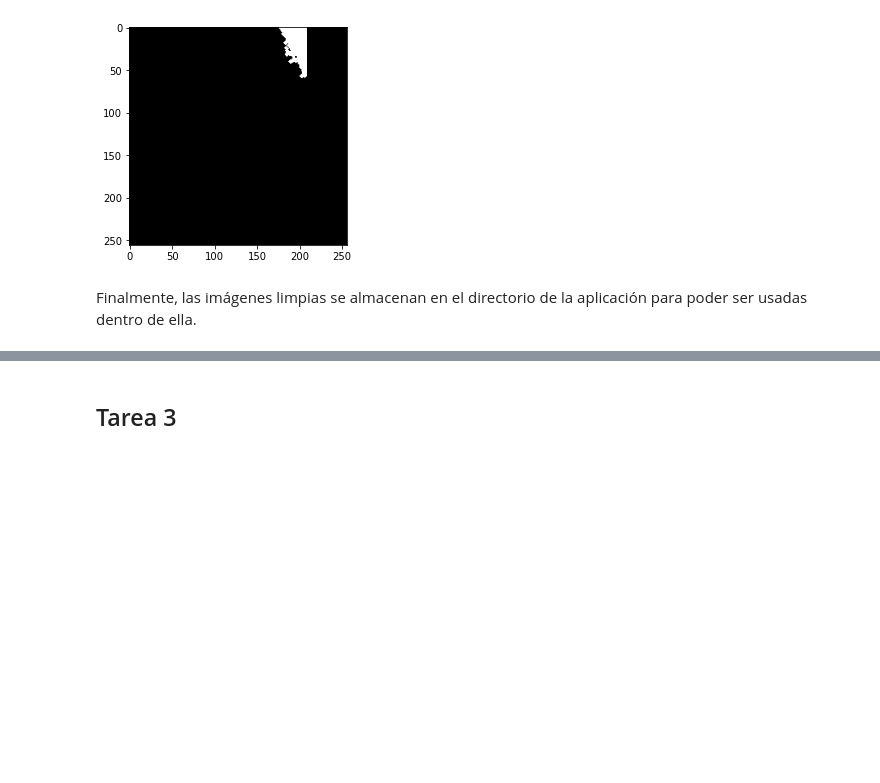
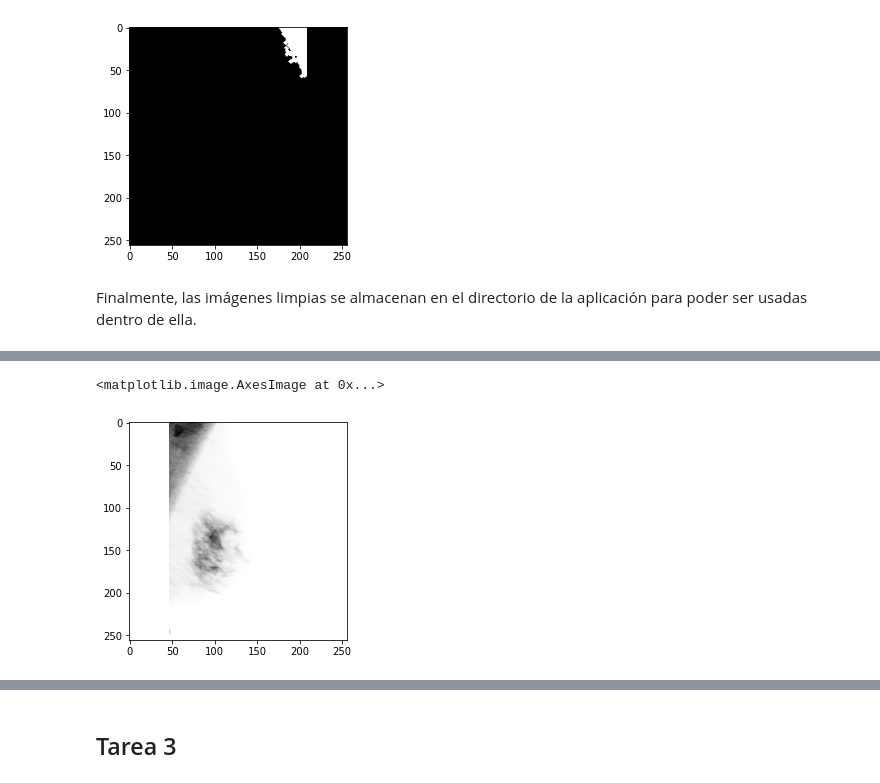
Before and after one commit to data-and-code/trabajo_con_imagenes, a Jupyter notebook: data-raw/clean_imgs.ipynb, the cells around one changed output, grey strips where cells are left out. Saved outputs shown, nothing was run; the diff lists cells and outputs as text; code cells hidden in the pictures; blank space fills up the shorter version.

```diff
--- a/data-raw/clean_imgs.ipynb
+++ b/data-raw/clean_imgs.ipynb
@@ -600,0 +658,20 @@ for img, img_bin_clean, img_num in zip(imgs_clean_2, imgs_bin_clean_2, imgs_nums
+# %%
+# Hacemos una copia de la imagen limpia 51
+img_p = clean_imgs[41].copy().astype(float)
+
+a = 5
+b = 2
+
+def y(t):
+    return (t ** (a - 1)) * ((1 - t) ** (b - 1))
+
+# Recorremos fila por fila
+for i in range(len(img_p)):
+    # Sumamos
+    for j in range(len(img_p[i])):
+        img_p[i, j], _ = quad(y, 0, img_p[i, j]) / sc.beta(a, b)
+
+plt.imshow(translate(img_p, 0, 1, img_p.min(), img_p.max()), cmap='gray')
+# %% [output]
+<matplotlib.image.AxesImage at 0x...>
+[figure, added]
```
Also changed, not shown: parts of 14 cells of this notebook, 1 other file.
